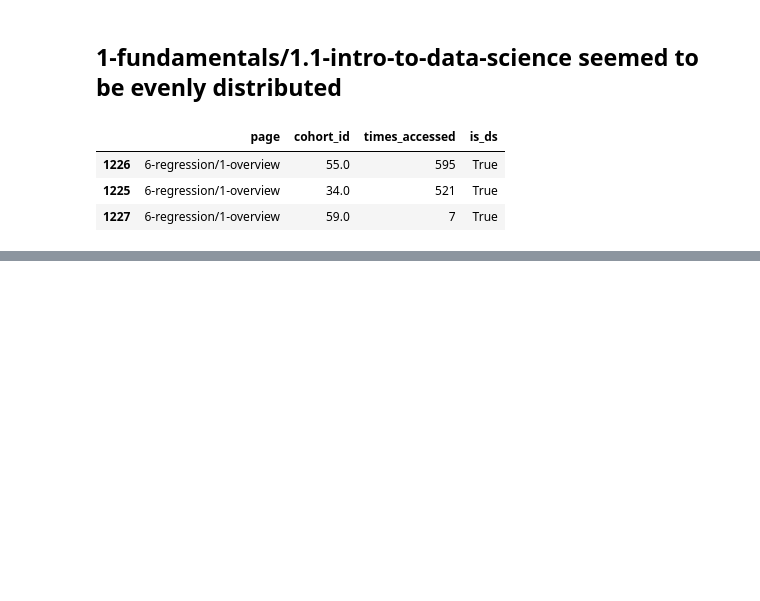
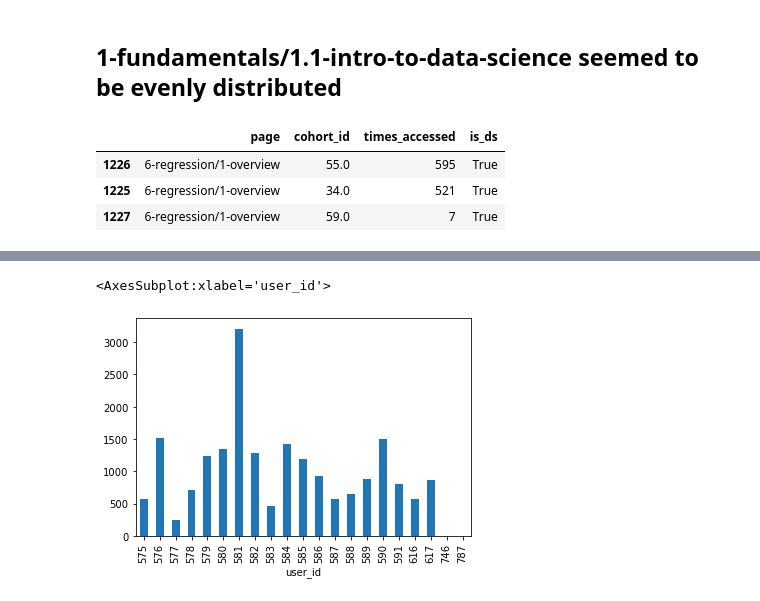
Before and after one commit to george887/time_series_project, a Jupyter notebook: explore.ipynb, the cells around one changed output, grey strips where cells are left out. Cells and saved outputs as stored; diff of their text form; code cells hidden in the pictures; blank space fills up the shorter version.

```diff
--- a/explore.ipynb
+++ b/explore.ipynb
@@ -454,0 +796,2 @@ ds_pgs_accessed_df[ds_pgs_accessed_df.page .isin(["6-regression/1-overview"])]
+# %%
+curie = df[df.cohort_id == 55]
@@ -454,0 +808,5 @@ ds_pgs_accessed_df[ds_pgs_accessed_df.page .isin(["6-regression/1-overview"])]
+# %%
+curie.groupby(['user_id'])['times_accessed'].sum().plot(kind='bar')
+# %% [output]
+<AxesSubplot:xlabel='user_id'>
+[figure, added]
```
Also changed, not shown: parts of 92 cells of this notebook, 1 other file.
